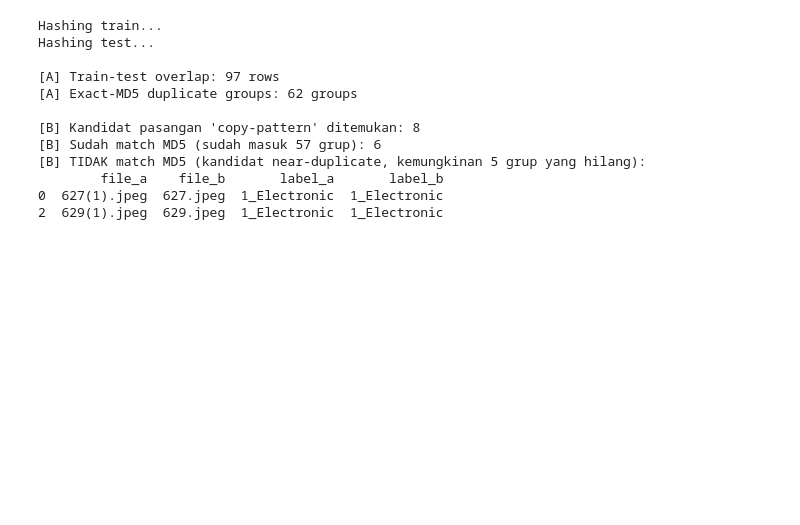
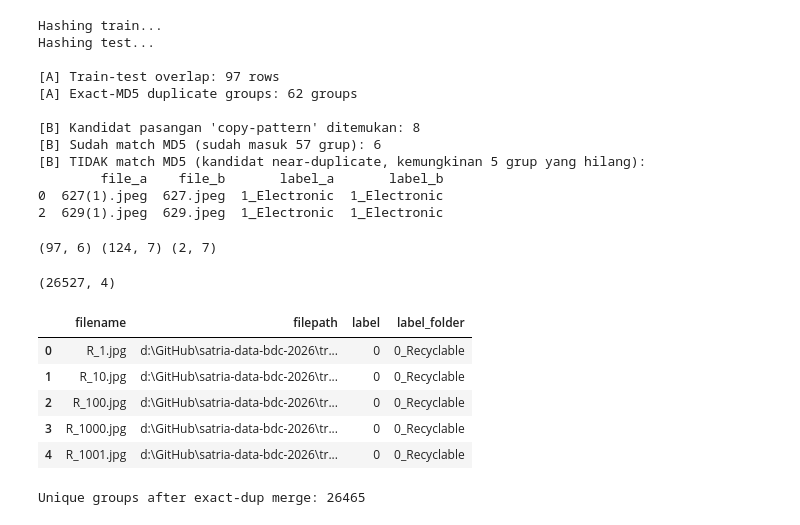
Before and after one commit to ababilkhoerulimam/multimodel-waste-classification-satriadata2026, a Jupyter notebook: satria_data_bdc.ipynb, the cells around one changed output. Cells and saved outputs as stored; diff of their text form; code cells hidden in the pictures; blank space fills up the shorter version.

```diff
--- a/satria_data_bdc.ipynb
+++ b/satria_data_bdc.ipynb
@@ -647,3 +668,73 @@ Hashing test...
         file_a    file_b       label_a       label_b
 0  627(1).jpeg  627.jpeg  1_Electronic  1_Electronic
 2  629(1).jpeg  629.jpeg  1_Electronic  1_Electronic
+# %%
+import pandas as pd
+import numpy as np
+from pathlib import Path
+from PIL import Image
+import hashlib
+
+overlap_df = pd.read_csv(data_dir / "train_test_overlap.csv")
+groups_df = pd.read_csv(data_dir / "train_duplicate_groups.csv")
+near_dup_df = pd.read_csv(data_dir / "near_duplicate_candidates.csv")
+
+print(overlap_df.shape, groups_df.shape, near_dup_df.shape)
+# %% [output]
+(97, 6) (124, 7) (2, 7)
+# %%
+label_map = {"0_Recyclable": 0, "1_Electronic": 1, "2_Organic": 2}
+
+records = []
+for folder in train_dir.iterdir():
+    if not folder.is_dir():
+        continue
+    if folder.name not in label_map:
+        print(f"WARNING: unexpected folder '{folder.name}' — skipped, not in label_map")
+        continue
+    label_id = label_map[folder.name]
+    for fp in folder.glob("*"):
+        if fp.is_file():
+            records.append({
+                "filename": fp.name,
+                "filepath": str(fp),
+                "label": label_id,
+                "label_folder": folder.name
+            })
+
+train_master = pd.DataFrame(records)
+print(train_master.shape)
+train_master.head()
+# %% [output]
+(26527, 4)
+|  | filename | filepath | label | label_folder |
+| 0 | R_1.jpg | d:\GitHub\satria-data-bdc-2026\tr... | 0 | 0_Recyclable |
+| 1 | R_10.jpg | d:\GitHub\satria-data-bdc-2026\tr... | 0 | 0_Recyclable |
+| 2 | R_100.jpg | d:\GitHub\satria-data-bdc-2026\tr... | 0 | 0_Recyclable |
+| 3 | R_1000.jpg | d:\GitHub\satria-data-bdc-2026\tr... | 0 | 0_Recyclable |
+| 4 | R_1001.jpg | d:\GitHub\satria-data-bdc-2026\tr... | 0 | 0_Recyclable |
+# %%
+train_master["duplicate_group_id"] = range(len(train_master))
+
+filename_to_group = dict(zip(groups_df["filename"], groups_df["duplicate_group_id"]))
+offset = train_master["duplicate_group_id"].max() + 1
+filename_to_group = {k: v + offset for k, v in filename_to_group.items()}
+
+train_master["duplicate_group_id"] = train_master.apply(
+    lambda row: filename_to_group.get(row["filename"], row["duplicate_group_id"]),
+    axis=1
+)
+
+# Safety check: merged groups must collapse the unique count below per-row baseline,
+# and above raw group count (i.e. merge actually happened, no silent collision)
+n_files = len(train_master)
+n_exact_dup_files = groups_df["filename"].nunique()
+expected_unique = n_files - n_exact_dup_files + groups_df["duplicate_group_id"].nunique()
+
+assert train_master["duplicate_group_id"].nunique() == expected_unique, (
+    f"Group collapse mismatch: got {train_master['duplicate_group_id'].nunique()}, "
+    f"expected {expected_unique}"
+)
+print("Unique groups after exact-dup merge:", train_master["duplicate_group_id"].nunique())
+# %% [output]
+Unique groups after exact-dup merge: 26465
```
Also changed, not shown: parts of 7 cells of this notebook, 1 other file.
